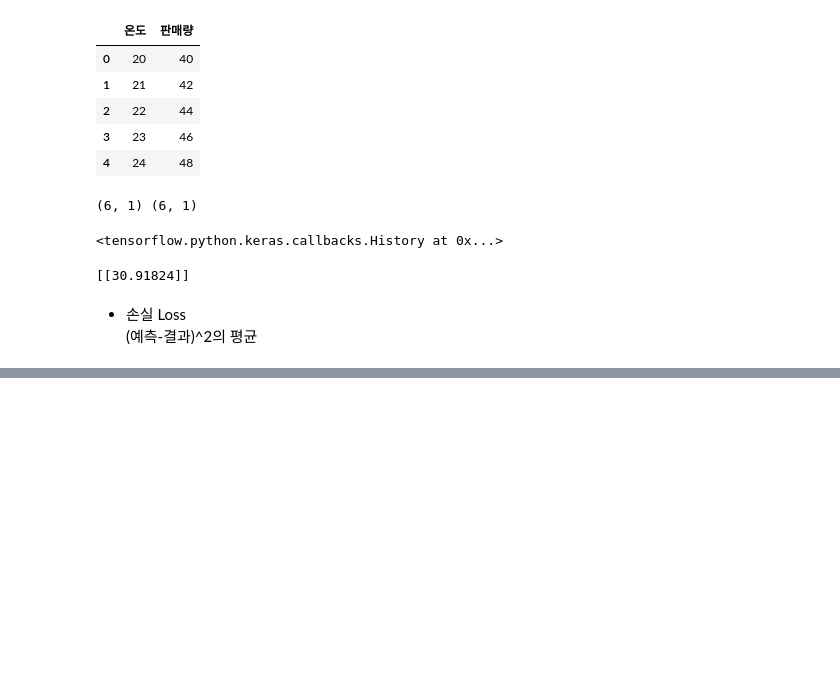
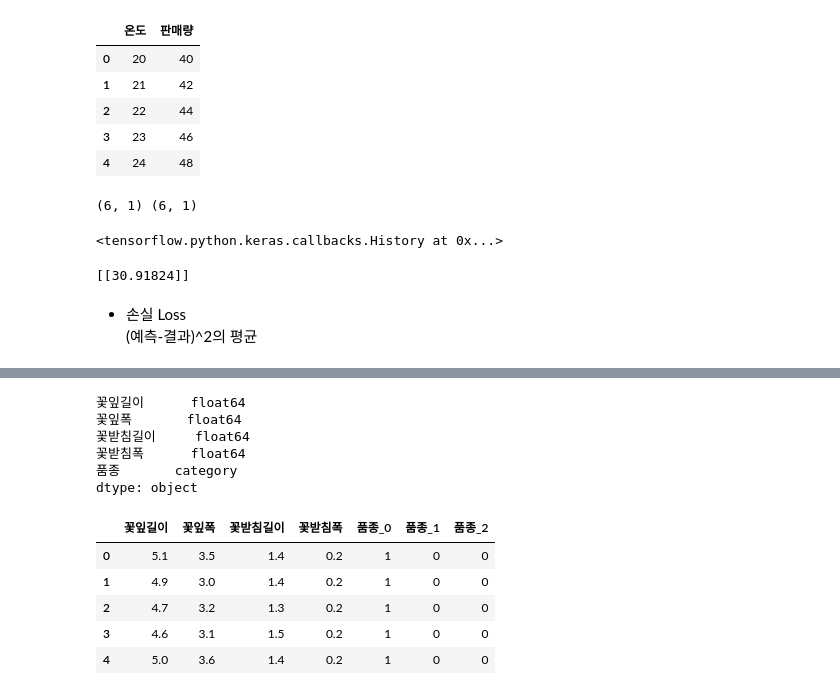
Before and after one commit to minsoo02/Machine_learning_yahac, a Jupyter notebook: Tensorflow.ipynb, the cells around one changed output, grey strips where cells are left out. Drawn from its saved outputs; the diff is of its cells as text; code cells hidden in the pictures; blank space fills up the shorter version.

```diff
--- a/Tensorflow.ipynb
+++ b/Tensorflow.ipynb
@@ -148,0 +549,5 @@ print(model.predict([[15]]))
+# %%
+# 파일 읽어오기
+path_iris_2 = 'https://raw.githubusercontent.com/blackdew/tensorflow1/master/csv/iris2.csv'
+iris_2 = pd.read_csv(path_iris_2)
+iris_2.head()
@@ -148,0 +571,4 @@ print(model.predict([[15]]))
+# %%
+# 원핫인코딩 되지 않는 현상 확인 : int형은 원핫인코딩 불가능
+iris_2 = pd.get_dummies(iris_2)
+iris_2.head()
@@ -148,0 +582,22 @@ print(model.predict([[15]]))
+# %%
+# 품종 타입을 범주형으로 바꾸어 준다.
+iris_2['품종'] = iris_2['품종'].astype('category')
+print(iris_2.dtypes)
+# %% [output]
+꽃잎길이      float64
+꽃잎폭       float64
+꽃받침길이     float64
+꽃받침폭      float64
+품종       category
+dtype: object
+# %%
+# 원핫인코딩 : category, object형 원핫인코딩 가능
+iris_2 = pd.get_dummies(iris_2)
+iris_2.head()
+# %% [output]
+|  | 꽃잎길이 | 꽃잎폭 | 꽃받침길이 | 꽃받침폭 | 품종_0 | 품종_1 | 품종_2 |
+| 0 | 5.1 | 3.5 | 1.4 | 0.2 | 1 | 0 | 0 |
+| 1 | 4.9 | 3.0 | 1.4 | 0.2 | 1 | 0 | 0 |
+| 2 | 4.7 | 3.2 | 1.3 | 0.2 | 1 | 0 | 0 |
+| 3 | 4.6 | 3.1 | 1.5 | 0.2 | 1 | 0 | 0 |
+| 4 | 5.0 | 3.6 | 1.4 | 0.2 | 1 | 0 | 0 |
```
Also changed, not shown: parts of 62 cells of this notebook.
